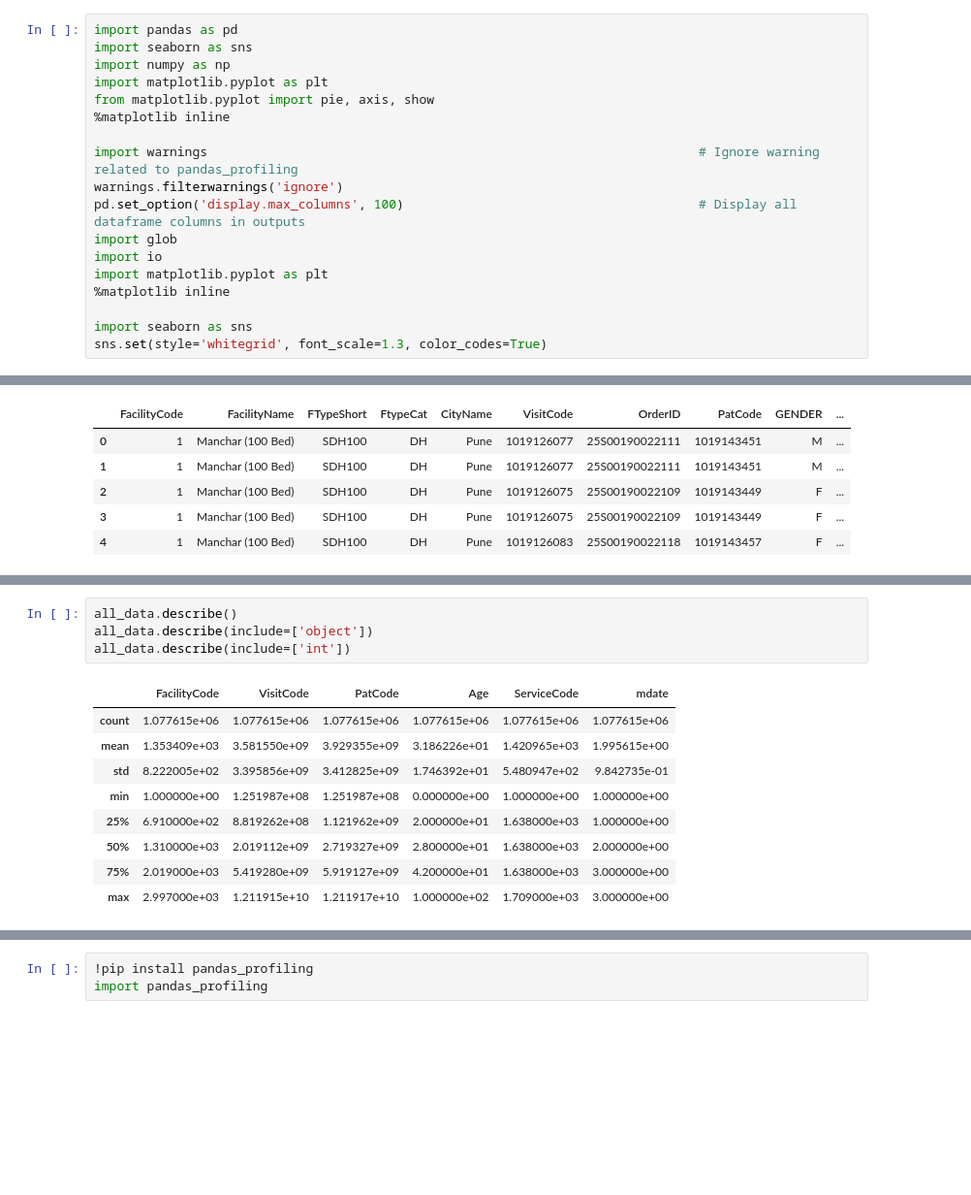
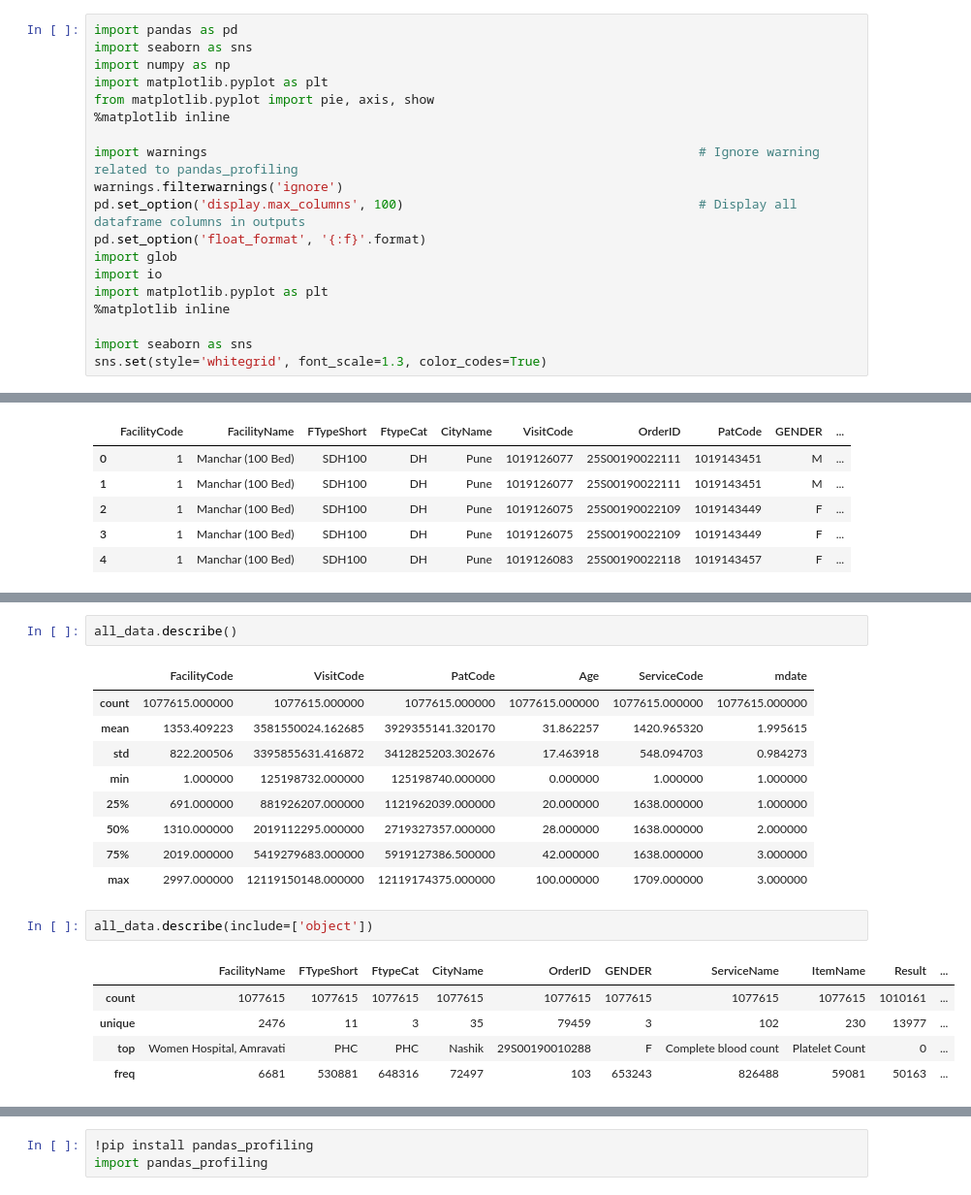
Before and after one commit to jaymalak/HIMS, a Jupyter notebook: HIMS_pilot1to3oct2019.ipynb, the cells around one changed output, grey strips where cells are left out. Shown at 97% size. Drawn from its saved outputs; the diff is of its cells as text; blank space fills up the shorter version.

```diff
--- a/HIMS_pilot1to3oct2019.ipynb
+++ b/HIMS_pilot1to3oct2019.ipynb
@@ -15,6 +17,7 @@ from matplotlib.pyplot import pie, axis, show
 import warnings                                                                 # Ignore warning related to pandas_profiling
 warnings.filterwarnings('ignore')
 pd.set_option('display.max_columns', 100)                                       # Display all dataframe columns in outputs
+pd.set_option('float_format', '{:f}'.format)
 import glob
 import io
 import matplotlib.pyplot as plt
@@ -224,17 +227,23 @@ AbnormalFlag    1077615 non-null object
 mdate           1077615 non-null int64
 dtypes: int64(6), object(10)
 memory usage: 131.5+ MB
+# %%
+all_data.describe()
+# %% [output]
+|  | FacilityCode | VisitCode | PatCode | Age | ServiceCode | mdate |
+| count | 1077615.000000 | 1077615.000000 | 1077615.000000 | 1077615.000000 | 1077615.000000 | 1077615.000000 |
+| mean | 1353.409223 | 3581550024.162685 | 3929355141.320170 | 31.862257 | 1420.965320 | 1.995615 |
+| std | 822.200506 | 3395855631.416872 | 3412825203.302676 | 17.463918 | 548.094703 | 0.984273 |
+| min | 1.000000 | 125198732.000000 | 125198740.000000 | 0.000000 | 1.000000 | 1.000000 |
+| 25% | 691.000000 | 881926207.000000 | 1121962039.000000 | 20.000000 | 1638.000000 | 1.000000 |
+| 50% | 1310.000000 | 2019112295.000000 | 2719327357.000000 | 28.000000 | 1638.000000 | 2.000000 |
+| 75% | 2019.000000 | 5419279683.000000 | 5919127386.500000 | 42.000000 | 1638.000000 | 3.000000 |
+| max | 2997.000000 | 12119150148.000000 | 12119174375.000000 | 100.000000 | 1709.000000 | 3.000000 |
 # %%
-all_data.describe()
 all_data.describe(include=['object'])
-all_data.describe(include=['int'])
 # %% [output]
-|  | FacilityCode | VisitCode | PatCode | Age | ServiceCode | mdate |
-| count | 1.077615e+06 | 1.077615e+06 | 1.077615e+06 | 1.077615e+06 | 1.077615e+06 | 1.077615e+06 |
-| mean | 1.353409e+03 | 3.581550e+09 | 3.929355e+09 | 3.186226e+01 | 1.420965e+03 | 1.995615e+00 |
-| std | 8.222005e+02 | 3.395856e+09 | 3.412825e+09 | 1.746392e+01 | 5.480947e+02 | 9.842735e-01 |
-| min | 1.000000e+00 | 1.251987e+08 | 1.251987e+08 | 0.000000e+00 | 1.000000e+00 | 1.000000e+00 |
-| 25% | 6.910000e+02 | 8.819262e+08 | 1.121962e+09 | 2.000000e+01 | 1.638000e+03 | 1.000000e+00 |
-| 50% | 1.310000e+03 | 2.019112e+09 | 2.719327e+09 | 2.800000e+01 | 1.638000e+03 | 2.000000e+00 |
-| 75% | 2.019000e+03 | 5.419280e+09 | 5.919127e+09 | 4.200000e+01 | 1.638000e+03 | 3.000000e+00 |
-| max | 2.997000e+03 | 1.211915e+10 | 1.211917e+10 | 1.000000e+02 | 1.709000e+03 | 3.000000e+00 |
+|  | FacilityName | FTypeShort | FtypeCat | CityName | OrderID | GENDER | ServiceName | ItemName | Result | ... |
+| count | 1077615 | 1077615 | 1077615 | 1077615 | 1077615 | 1077615 | 1077615 | 1077615 | 1010161 | ... |
+| unique | 2476 | 11 | 3 | 35 | 79459 | 3 | 102 | 230 | 13977 | ... |
+| top | Women Hospital, Amravati | PHC | PHC | Nashik | 29S00190010288 | F | Complete blood count | Platelet Count | 0 | ... |
+| freq | 6681 | 530881 | 648316 | 72497 | 103 | 653243 | 826488 | 59081 | 50163 | ... |
```
Also changed, not shown: parts of 4 cells of this notebook.
